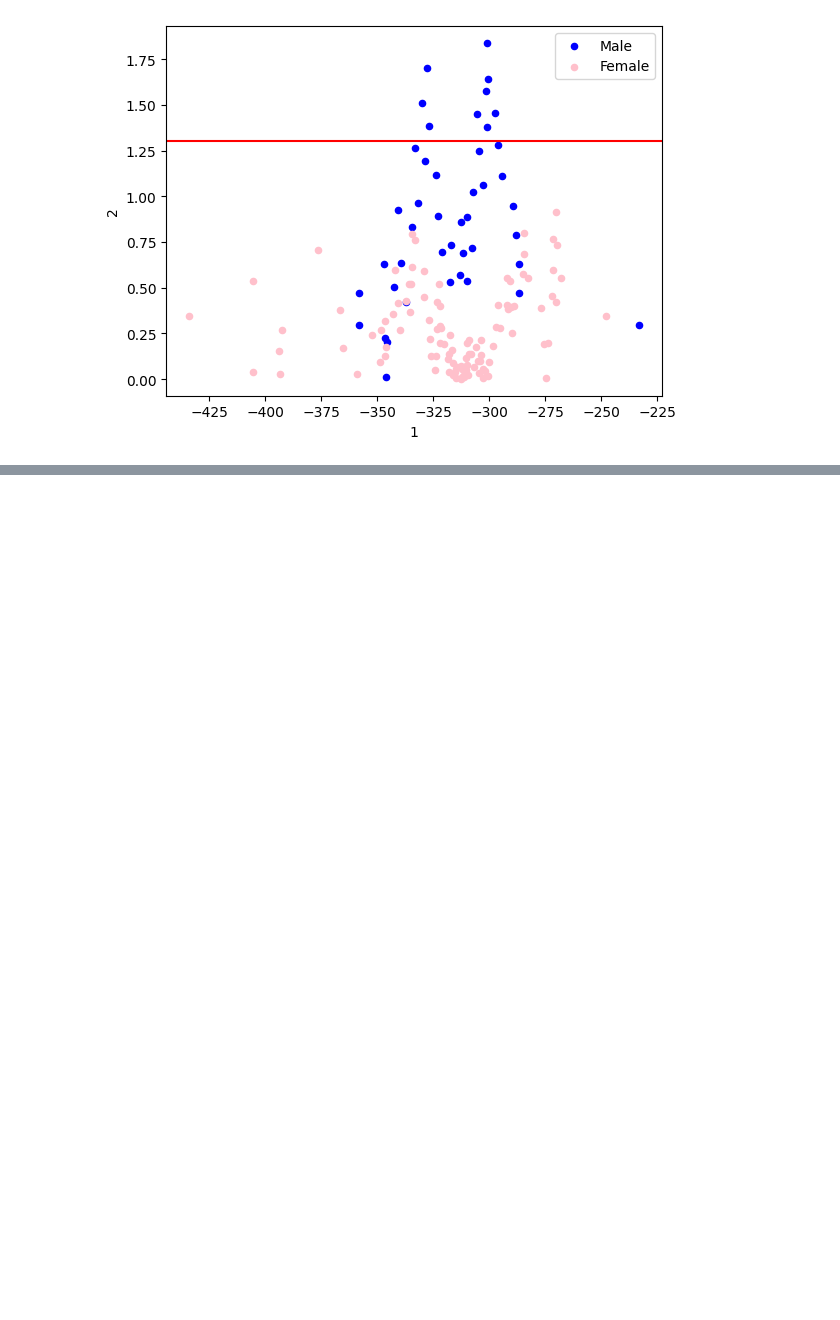
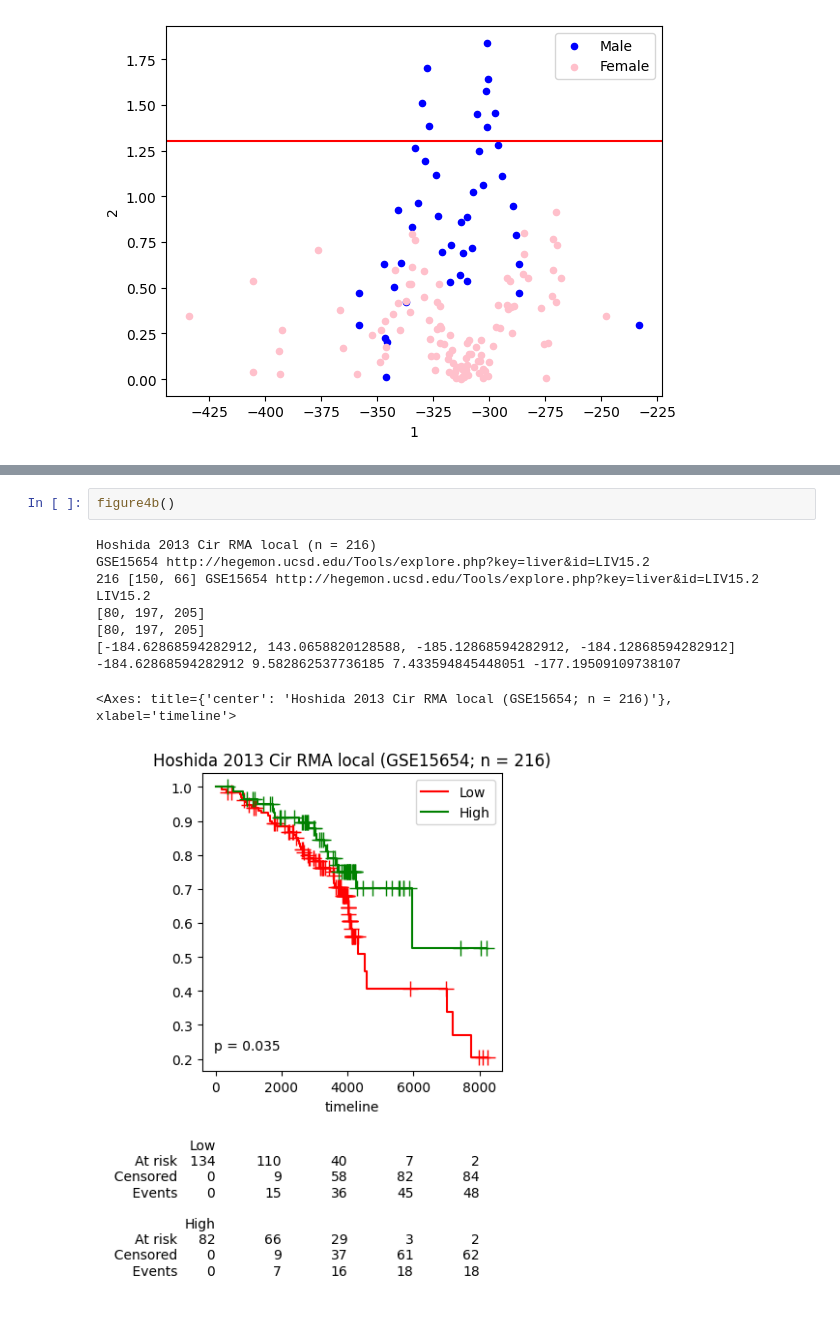
Before and after one commit to sahoo00/BoNE, a Jupyter notebook: SMaRT/Figure4.ipynb, the cells around one changed output, grey strips where cells are left out. Saved outputs shown, nothing was run; the diff lists cells and outputs as text; blank space fills up the shorter version.

```diff
--- a/SMaRT/Figure4.ipynb
+++ b/SMaRT/Figure4.ipynb
@@ -338,0 +646,12 @@ GSE65218 MACV120.2
+# %%
+figure4b()
+# %% [output]
+Hoshida 2013 Cir RMA local (n = 216)
+GSE15654 http://hegemon.ucsd.edu/Tools/explore.php?key=liver&id=LIV15.2
+216 [150, 66] GSE15654 http://hegemon.ucsd.edu/Tools/explore.php?key=liver&id=LIV15.2 LIV15.2
+[80, 197, 205]
+[80, 197, 205]
+[-184.62868594282912, 143.0658820128588, -185.12868594282912, -184.12868594282912]
+-184.62868594282912 9.582862537736185 7.433594845448051 -177.19509109738107
+<Axes: title={'center': 'Hoshida 2013 Cir RMA local (GSE15654; n = 216)'}, xlabel='timeline'>
+[figure, added]
```
Also changed, not shown: parts of 10 cells of this notebook, 2 other files.
